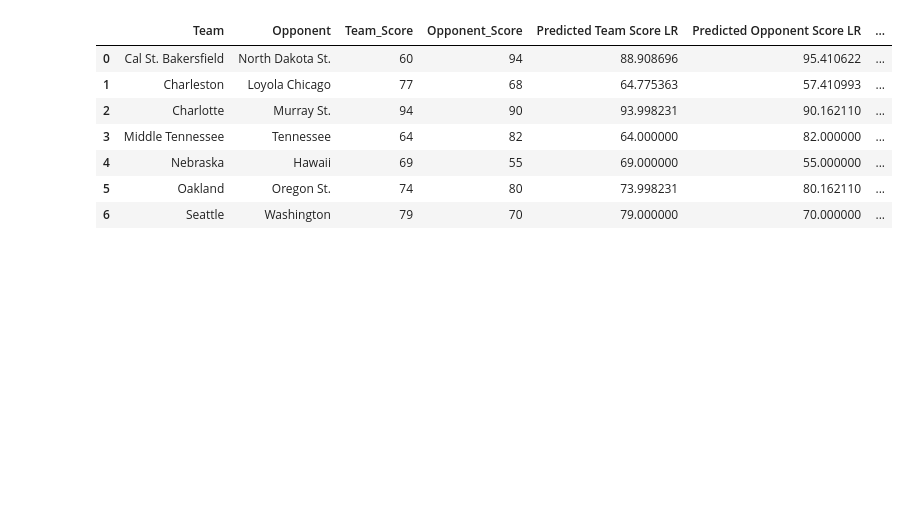
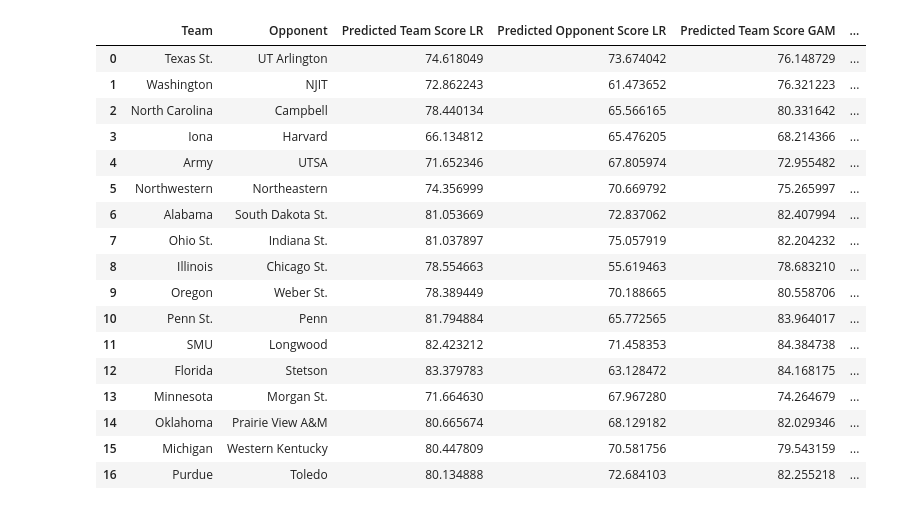
Before and after one commit to visheshgupta19/Stats_competition-, a Jupyter notebook: model_test.ipynb, the cells around one changed output. Saved outputs shown, nothing was run; the diff lists cells and outputs as text; code cells hidden in the pictures; blank space fills up the shorter version.

```diff
--- a/model_test.ipynb
+++ b/model_test.ipynb
@@ -79,11 +79,5 @@ Opponent Score Accuracy: 50.00%
 # %%
-predict_games = pd.read_csv("./test_data.csv")
+predict_games = pd.read_csv("./test_file_29th.csv")
-# %%
-predict_games["Location"] = np.where(
-    predict_games["Location"] == "Neutral",
-    0,
-    np.where(predict_games["Location"] == "Home", 1, -1),
-)
 # %%
 predict_games
 # %% [output]
@@ -97,0 +102,6 @@ predict_games
+# %%
+predict_games["Location"] = np.where(
+    predict_games["Location"] == "N",
+    0,
+    np.where(predict_games["Location"] == "H", 1, -1),
+)
@@ -98,3 +129,9 @@ predict_games
+# %%
+predict_games.rename(columns={
+    'Opp_ADJO': 'opp_ADJO',
+    'Opp_ADJD': 'opp_ADJD',
+    'Opp_EFG_pct': 'Opp_EFG_Pct'
+}, inplace=True)
 # %%
 X = predict_games[columns_to_convert]
 display(X)
@@ -198,34 +245,44 @@ predict_games[
 # %%
 # Add columns for averages
 predict_games["Average Predicted Team Score"] = predict_games[
     ["Predicted Team Score LR", "Predicted Team Score GAM"]
 ].mean(axis=1)
 
 predict_games["Average Predicted Opponent Score"] = predict_games[
     ["Predicted Opponent Score LR", "Predicted Opponent Score GAM"]
 ].mean(axis=1)
 
 # Select columns to display
 columns_to_display = [
     "Team",
     "Opponent",
-    "Team_Score",
-    "Opponent_Score",
+    #"Team_Score",
+    #"Opponent_Score",
     "Predicted Team Score LR",
     "Predicted Opponent Score LR",
     "Predicted Team Score GAM",
     "Predicted Opponent Score GAM",
     "Average Predicted Team Score",
     "Average Predicted Opponent Score",
 ]
 
 display(predict_games[columns_to_display])
 # %% [output]
-|  | Team | Opponent | Team_Score | Opponent_Score | Predicted Team Score LR | Predicted Opponent Score LR | ... |
-| 0 | Cal St. Bakersfield | North Dakota St. | 60 | 94 | 88.908696 | 95.410622 | ... |
-| 1 | Charleston | Loyola Chicago | 77 | 68 | 64.775363 | 57.410993 | ... |
-| 2 | Charlotte | Murray St. | 94 | 90 | 93.998231 | 90.162110 | ... |
-| 3 | Middle Tennessee | Tennessee | 64 | 82 | 64.000000 | 82.000000 | ... |
-| 4 | Nebraska | Hawaii | 69 | 55 | 69.000000 | 55.000000 | ... |
-| 5 | Oakland | Oregon St. | 74 | 80 | 73.998231 | 80.162110 | ... |
-| 6 | Seattle | Washington | 79 | 70 | 79.000000 | 70.000000 | ... |
+|  | Team | Opponent | Predicted Team Score LR | Predicted Opponent Score LR | Predicted Team Score GAM | ... |
+| 0 | Texas St. | UT Arlington | 74.618049 | 73.674042 | 76.148729 | ... |
+| 1 | Washington | NJIT | 72.862243 | 61.473652 | 76.321223 | ... |
+| 2 | North Carolina | Campbell | 78.440134 | 65.566165 | 80.331642 | ... |
+| 3 | Iona | Harvard | 66.134812 | 65.476205 | 68.214366 | ... |
+| 4 | Army | UTSA | 71.652346 | 67.805974 | 72.955482 | ... |
+| 5 | Northwestern | Northeastern | 74.356999 | 70.669792 | 75.265997 | ... |
+| 6 | Alabama | South Dakota St. | 81.053669 | 72.837062 | 82.407994 | ... |
+| 7 | Ohio St. | Indiana St. | 81.037897 | 75.057919 | 82.204232 | ... |
+| 8 | Illinois | Chicago St. | 78.554663 | 55.619463 | 78.683210 | ... |
+| 9 | Oregon | Weber St. | 78.389449 | 70.188665 | 80.558706 | ... |
+| 10 | Penn St. | Penn | 81.794884 | 65.772565 | 83.964017 | ... |
+| 11 | SMU | Longwood | 82.423212 | 71.458353 | 84.384738 | ... |
+| 12 | Florida | Stetson | 83.379783 | 63.128472 | 84.168175 | ... |
+| 13 | Minnesota | Morgan St. | 71.664630 | 67.967280 | 74.264679 | ... |
+| 14 | Oklahoma | Prairie View A&M | 80.665674 | 68.129182 | 82.029346 | ... |
+| 15 | Michigan | Western Kentucky | 80.447809 | 70.581756 | 79.543159 | ... |
+| 16 | Purdue | Toledo | 80.134888 | 72.684103 | 82.255218 | ... |
```
Also changed, not shown: parts of 9 cells of this notebook.
